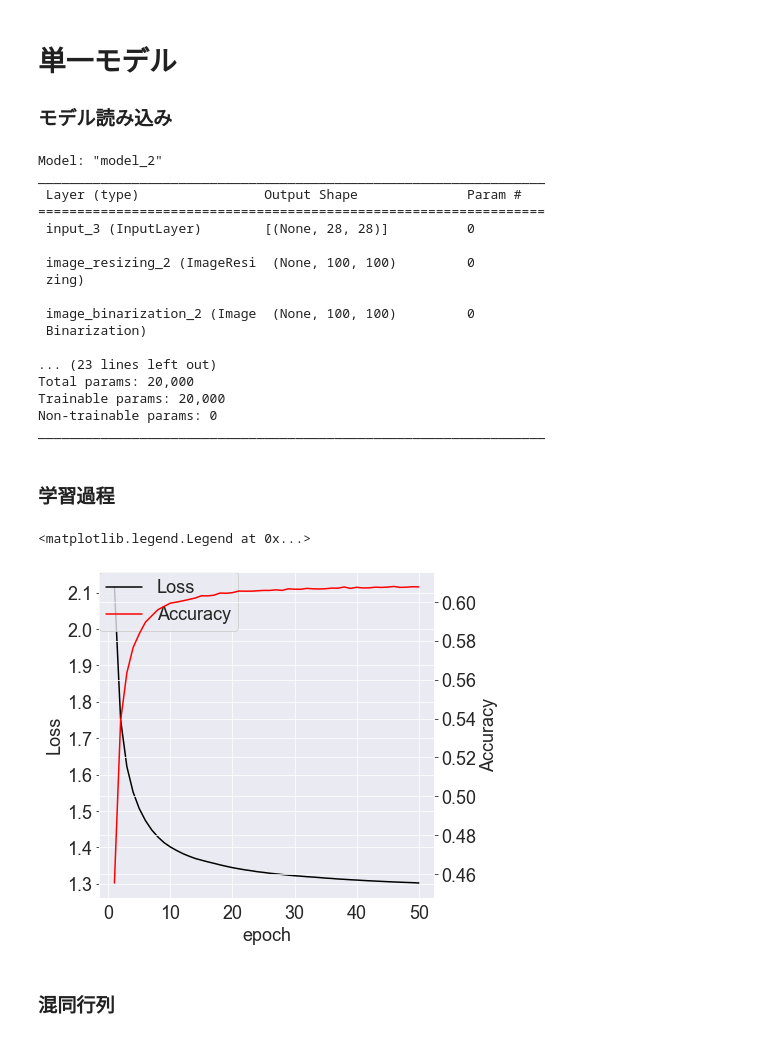
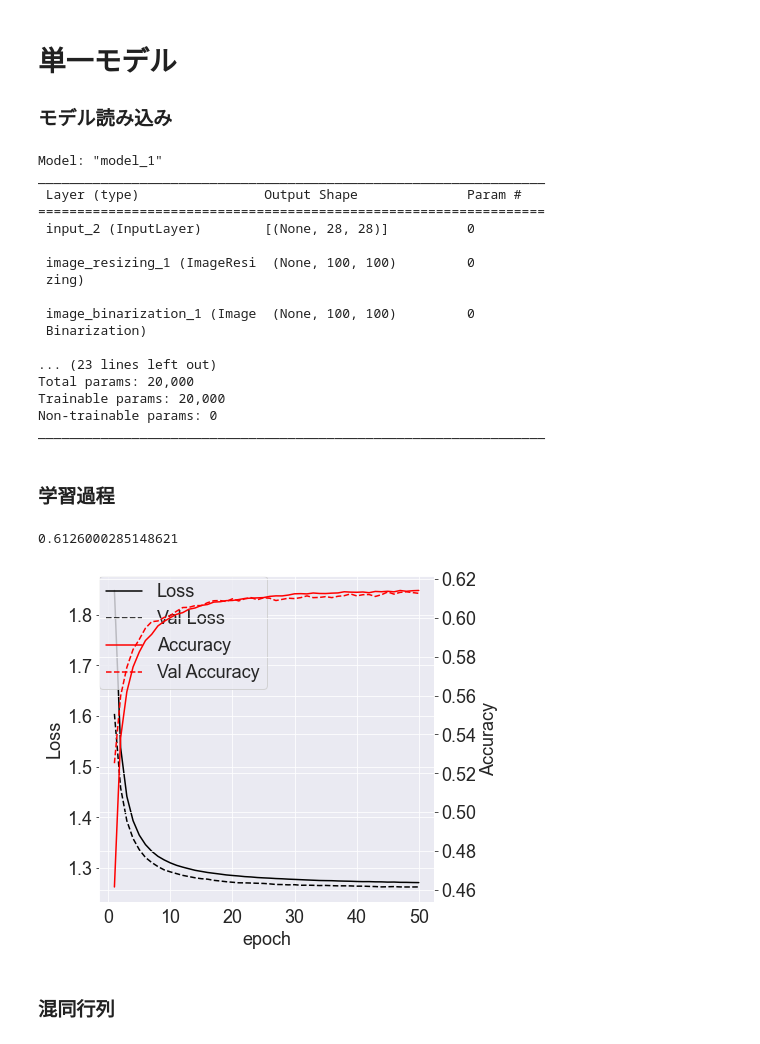
Before and after one commit to fftakumi/MOD2NN, a Jupyter notebook: Faraday/two_dim/inspection.ipynb, the cells around one changed output. Cells and saved outputs as stored; diff of their text form; code cells hidden in the pictures.

```diff
--- a/Faraday/two_dim/inspection.ipynb
+++ b/Faraday/two_dim/inspection.ipynb
@@ -32,20 +45,20 @@ x_test = x_test / 255.0
 # 単一モデル
 ### モデル読み込み
 # %%
-model_path = 'trained_model/20220627_7'
+model_path = 'trained_model/20220630_1'
 model = tf.keras.models.load_model(model_path)
 model.summary()
 # %% [output]
-Model: "model_2"
+Model: "model_1"
 _________________________________________________________________
  Layer (type)                Output Shape              Param #
 =================================================================
- input_3 (InputLayer)        [(None, 28, 28)]          0
+ input_2 (InputLayer)        [(None, 28, 28)]          0
 
- image_resizing_2 (ImageResi  (None, 100, 100)         0
+ image_resizing_1 (ImageResi  (None, 100, 100)         0
  zing)
 
- image_binarization_2 (Image  (None, 100, 100)         0
+ image_binarization_1 (Image  (None, 100, 100)         0
  Binarization)
 
 ... (23 lines left out)
@@ -58,24 +71,26 @@ _________________________________________________________________
 # %%
 history = pd.read_csv(model_path + '/history.csv')
 
 fig = plt.figure(figsize=(6, 6))
 ax1 = fig.add_subplot(111)
 ax2 = ax1.twinx()
 ax1.plot(range(1, history.index.stop + 1), history['loss'], color='black', label='Loss')
+ax1.plot(range(1, history.index.stop + 1), history['val_loss'], color='black', linestyle = "dashed", label='Val Loss')
 ax1.set_ylabel('Loss')
 ax1.set_xlabel('epoch')
 ax2.plot(range(1, history.index.stop + 1), history['accuracy'], color='red', label='Accuracy')
+ax2.plot(range(1, history.index.stop + 1), history['val_accuracy'], color='red', linestyle = "dashed", label='Val Accuracy')
 ax2.set_ylabel('Accuracy')
 # label1と2には、凡例用に各labelのリスト情報が入る
 handler1, label1 = ax1.get_legend_handles_labels()
 handler2, label2 = ax2.get_legend_handles_labels()
 # 凡例をまとめて出力する
 ax1.legend(handler1 + handler2, label1 + label2, loc=2, borderaxespad=0.)
 
-# model.evaluate(x_test, y_test)
+history['val_accuracy'].values[-1]
 # %% [output]
-<matplotlib.legend.Legend at 0x...>
+0.6126000285148621
-[figure, old version]
+[figure, new version]
 # %% [markdown]
 ### 混同行列
 # %%
```
Also changed, not shown: parts of 5 cells of this notebook, 4 other files.
